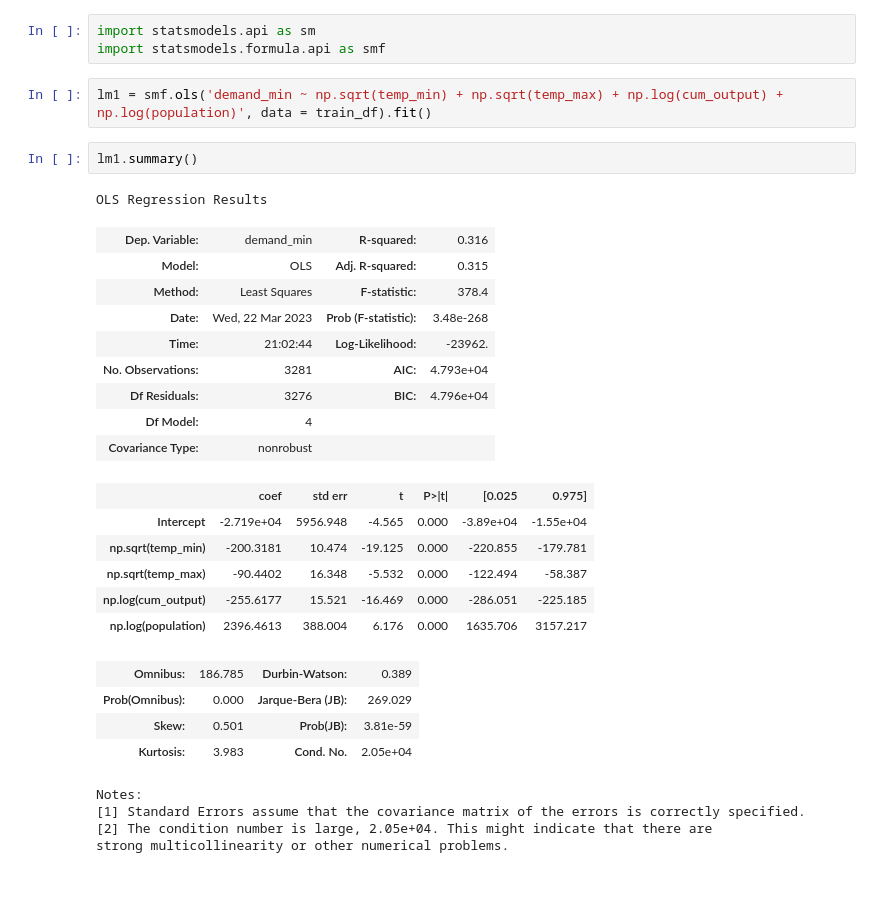
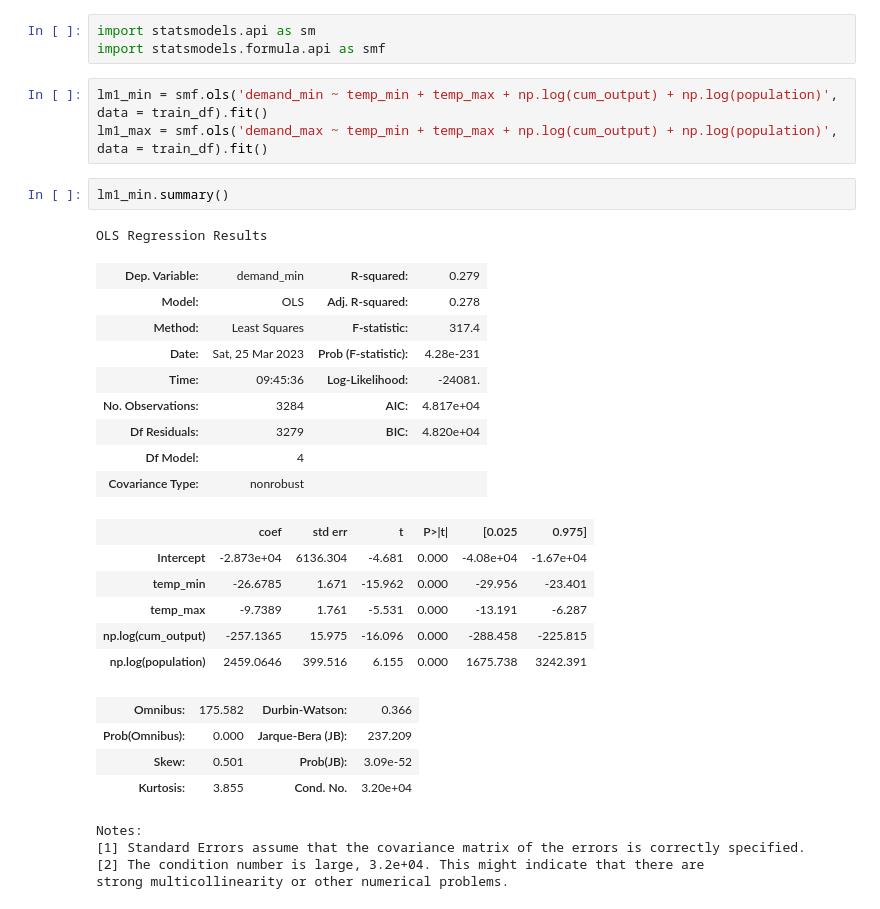
Before and after one commit to dmc-au/Team-A---Impacts-of-Household-PV-on-Grid-Demand, a Jupyter notebook: src/Modelling_1.ipynb, the cells around one changed output. Cells and saved outputs as stored; diff of their text form.

Commit message:
Update Modelling_1.ipynb
Modelling update. Some linear models added with data

```diff
--- a/src/Modelling_1.ipynb
+++ b/src/Modelling_1.ipynb
@@ -158,31 +155,32 @@ Now that we have all the data entered, let's build some preliminary linear regre
 import statsmodels.api as sm
 import statsmodels.formula.api as smf
 # %%
-lm1 = smf.ols('demand_min ~ np.sqrt(temp_min) + np.sqrt(temp_max) + np.log(cum_output) + np.log(population)', data = train_df).fit()
+lm1_min = smf.ols('demand_min ~ temp_min + temp_max + np.log(cum_output) + np.log(population)', data = train_df).fit()
+lm1_max = smf.ols('demand_max ~ temp_min + temp_max + np.log(cum_output) + np.log(population)', data = train_df).fit()
 # %%
-lm1.summary()
+lm1_min.summary()
 # %% [output]
 OLS Regression Results
-| Dep. Variable: | demand_min | R-squared: | 0.316 |
-| Model: | OLS | Adj. R-squared: | 0.315 |
-| Method: | Least Squares | F-statistic: | 378.4 |
-| Date: | Wed, 22 Mar 2023 | Prob (F-statistic): | 3.48e-268 |
-| Time: | 21:02:44 | Log-Likelihood: | -23962. |
-| No. Observations: | 3281 | AIC: | 4.793e+04 |
-| Df Residuals: | 3276 | BIC: | 4.796e+04 |
+| Dep. Variable: | demand_min | R-squared: | 0.279 |
+| Model: | OLS | Adj. R-squared: | 0.278 |
+| Method: | Least Squares | F-statistic: | 317.4 |
+| Date: | Sat, 25 Mar 2023 | Prob (F-statistic): | 4.28e-231 |
+| Time: | 09:45:36 | Log-Likelihood: | -24081. |
+| No. Observations: | 3284 | AIC: | 4.817e+04 |
+| Df Residuals: | 3279 | BIC: | 4.820e+04 |
 | Df Model: | 4 |  |  |
 | Covariance Type: | nonrobust |  |  |
 |  | coef | std err | t | P>|t| | [0.025 | 0.975] |
-| Intercept | -2.719e+04 | 5956.948 | -4.565 | 0.000 | -3.89e+04 | -1.55e+04 |
-| np.sqrt(temp_min) | -200.3181 | 10.474 | -19.125 | 0.000 | -220.855 | -179.781 |
-| np.sqrt(temp_max) | -90.4402 | 16.348 | -5.532 | 0.000 | -122.494 | -58.387 |
-| np.log(cum_output) | -255.6177 | 15.521 | -16.469 | 0.000 | -286.051 | -225.185 |
-| np.log(population) | 2396.4613 | 388.004 | 6.176 | 0.000 | 1635.706 | 3157.217 |
+| Intercept | -2.873e+04 | 6136.304 | -4.681 | 0.000 | -4.08e+04 | -1.67e+04 |
+| temp_min | -26.6785 | 1.671 | -15.962 | 0.000 | -29.956 | -23.401 |
+| temp_max | -9.7389 | 1.761 | -5.531 | 0.000 | -13.191 | -6.287 |
+| np.log(cum_output) | -257.1365 | 15.975 | -16.096 | 0.000 | -288.458 | -225.815 |
+| np.log(population) | 2459.0646 | 399.516 | 6.155 | 0.000 | 1675.738 | 3242.391 |
-| Omnibus: | 186.785 | Durbin-Watson: | 0.389 |
-| Prob(Omnibus): | 0.000 | Jarque-Bera (JB): | 269.029 |
-| Skew: | 0.501 | Prob(JB): | 3.81e-59 |
-| Kurtosis: | 3.983 | Cond. No. | 2.05e+04 |
+| Omnibus: | 175.582 | Durbin-Watson: | 0.366 |
+| Prob(Omnibus): | 0.000 | Jarque-Bera (JB): | 237.209 |
+| Skew: | 0.501 | Prob(JB): | 3.09e-52 |
+| Kurtosis: | 3.855 | Cond. No. | 3.20e+04 |
 Notes:
 [1] Standard Errors assume that the covariance matrix of the errors is correctly specified.
-[2] The condition number is large, 2.05e+04. This might indicate that there are
+[2] The condition number is large, 3.2e+04. This might indicate that there are
 strong multicollinearity or other numerical problems.
```
Also changed, not shown: parts of 18 cells of this notebook.
